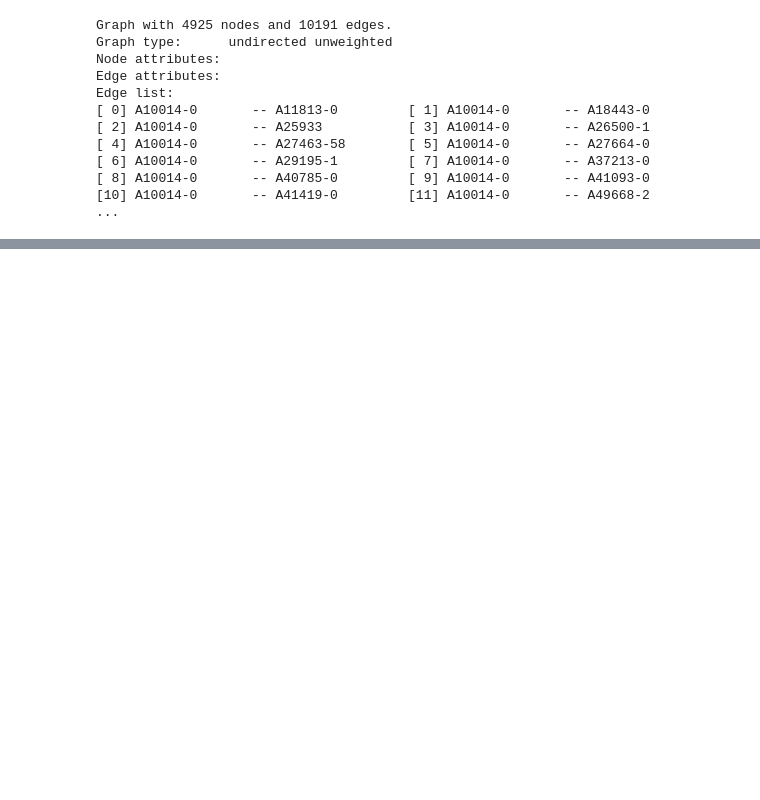
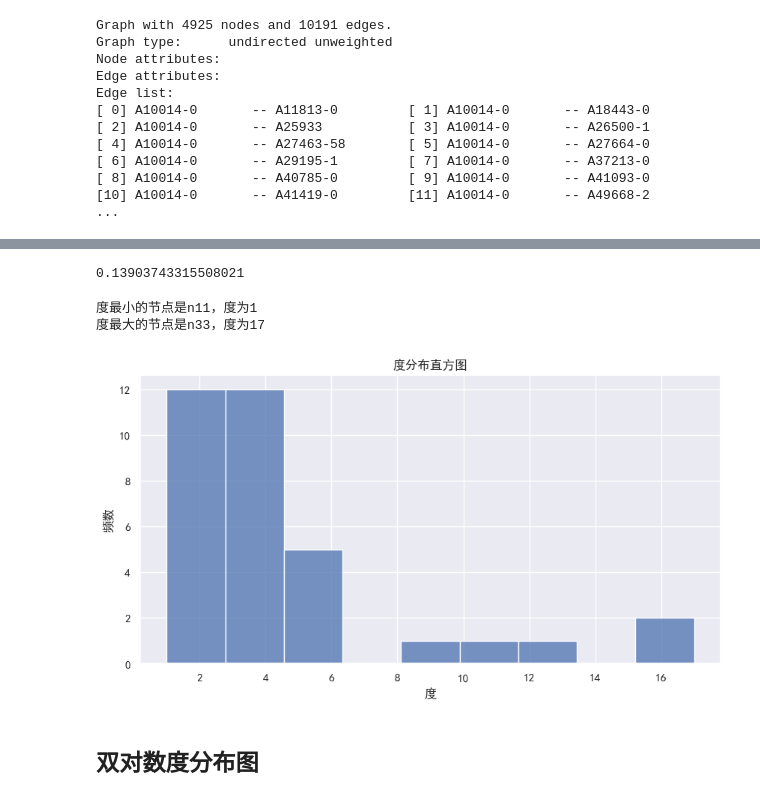
Before and after one commit to z-my-cn/NSDA, a Jupyter notebook: Code/Python/Ch04.ipynb, the cells around one changed output, grey strips where cells are left out. Drawn from its saved outputs; the diff is of its cells as text; code cells hidden in the pictures; blank space fills up the shorter version.

```diff
--- a/Code/Python/Ch04.ipynb
+++ b/Code/Python/Ch04.ipynb
@@ -5,8 +5,10 @@
 # %%
 import matplotlib.pyplot as plt
 import networkx as nx
+import numpy as np
 import pandas as pd
+import seaborn as sns
 
 from modules.tools import graph_info, map_color
 
-plt.rcParams['font.sans-serif'] = ['SimHei']
+sns.set_theme(font='SimHei')
@@ -32,0 +42,4 @@ Edge list:
+# %%
+# 导入数据
+karate = nx.read_graphml('../../Data/karate.graphml')
+graph_info(karate)
@@ -32,0 +59,27 @@ Edge list:
+# %%
+# 网络密度
+nx.density(karate)
+# %% [output]
+0.13903743315508021
+# %%
+# 节点的度
+d = pd.DataFrame(karate.degree, columns=['node', 'degree'])
+# 度的最小值和最大值
+# min(d.values()), max(d.values())
+print(f"度最小的节点是{d['node'][d['degree'].idxmin()]}，度为{d['degree'].min()}")
+print(f"度最大的节点是{d['node'][d['degree'].idxmax()]}，度为{d['degree'].max()}")
+# %% [output]
+度最小的节点是n11，度为1
+度最大的节点是n33，度为17
+# %%
+# 绘制度分布直方图
+plt.figure(figsize=(10, 5))
+sns.histplot(d['degree'])
+plt.xlabel('度')
+plt.ylabel('频数')
+plt.title('度分布直方图')
+plt.show()
+# %% [output]
+[figure, added]
+# %% [markdown]
+## 双对数度分布图
```
Also changed, not shown: parts of 60 cells of this notebook, 1 other file.
